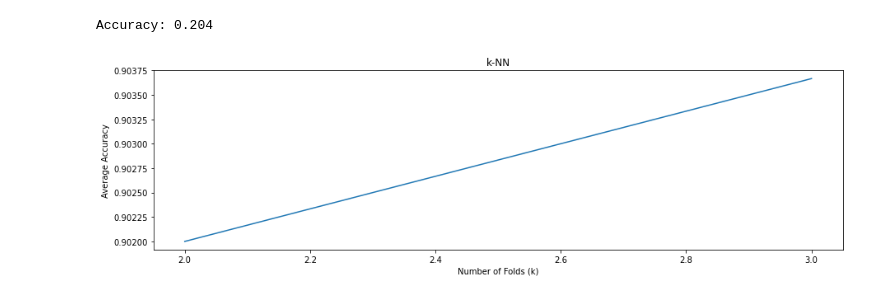
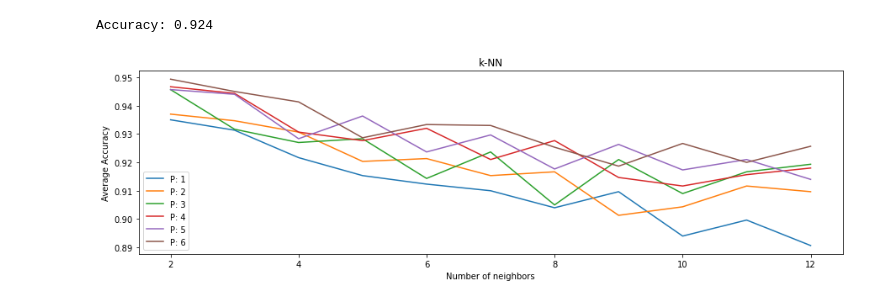
Before and after one commit to TbabmBarry/SLT-assignments, a Jupyter notebook: assignment-1/knn_demo.ipynb, the cells around one changed output. Drawn from its saved outputs; the diff is of its cells as text; code cells hidden in the pictures.

```diff
--- a/assignment-1/knn_demo.ipynb
+++ b/assignment-1/knn_demo.ipynb
@@ -53,7 +65,7 @@ def cross_validation_split(data, folds=5):
         k_sets.append(np.asarray(fold))
     return k_sets
 # %%
-def cross_val_score(dataset, cv=5, k=5):
+def cross_val_score(dataset, cv=5, k=5, p=2):
     data = cross_validation_split(dataset, cv)
     result = []
     for i in range(cv):
@@ -64,7 +76,7 @@ def cross_val_score(dataset, cv=5, k=5):
                 folds = data[j]
             else:
                 folds = np.concatenate((folds, data[j]), axis=0)
-        KNN = KNearestKneighbors(k=k)
+        KNN = KNearestKneighbors(k=k, p=p)
         KNN.train(folds[:,1:], folds[:,0])
         y_pred = KNN.predict(data[i][:,1:])
         acc = (y_pred == data[i][:,0]).sum()
@@ -75,24 +87,33 @@ train_small = np.genfromtxt(
         'datasets/MNIST_train_small.csv', delimiter=',')
 test_small = np.genfromtxt('datasets/MNIST_test_small.csv', delimiter=',')
 # %%
-KNN = KNearestKneighbors(5)
+KNN = KNearestKneighbors(3, 3)
 KNN.train(train_small[:,1:], train_small[:,0])
 y_pred = KNN.predict(test_small[:,1:])
+print(f"Accuracy: {sum(y_pred==test_small[:,0])/test_small[:,0].shape[0]}")
+# %% [output]
+Accuracy: 0.924
-# %%
-print(f"Accuracy: {sum(y_pred==test_small[:,0])/test_small[:,0].shape[0]}")
-# %% [output]
-Accuracy: 0.204
-# %%
-random.seed(1)
-# plot the change in the average accuracy according to k
-knn = []
-for f in range(2, 4):
-    # k-fold cv from scratch for k-NN
-    knn.append(mean(cross_val_score(train_small, f)))
-plt.figure(figsize = (15, 4))
-plt.title("k-NN")
-plt.xlabel("Number of Folds (k)")
-plt.ylabel("Average Accuracy")
-plt.plot(range(2, 4), knn);
-# %% [output]
-[figure, removed]
+# %%
+random.seed(1)
+# plot the change in the average accuracy according to k
+plt.figure(figsize = (15, 4))
+plt.title("k-NN")
+plt.xlabel("Number of neighbors")
+plt.ylabel("Average Accuracy")
+for p in range(1, 7):
+    knn = []
+    for k in range(2, 13):
+        # k-fold cv from scratch for k-NN
+        acc = mean(cross_val_score(train_small, cv=12, k=k, p=p))
+        knn.append(acc)
+    plt.plot(range(2, 13), knn, label=f'P: {p}')
+plt.legend()
+plt.show()
+#         print(f'Accuracy: {acc:.3f}, K: {k}, P: {p}')
+# plt.figure(figsize = (15, 4))
+# plt.title("k-NN")
+# plt.xlabel("Number of neighbors")
+# plt.ylabel("Average Accuracy")
+# plt.plot(range(2, 13), knn);
+# %% [output]
+[figure, added]
```
Also changed, not shown: parts of 1 cell of this notebook.
